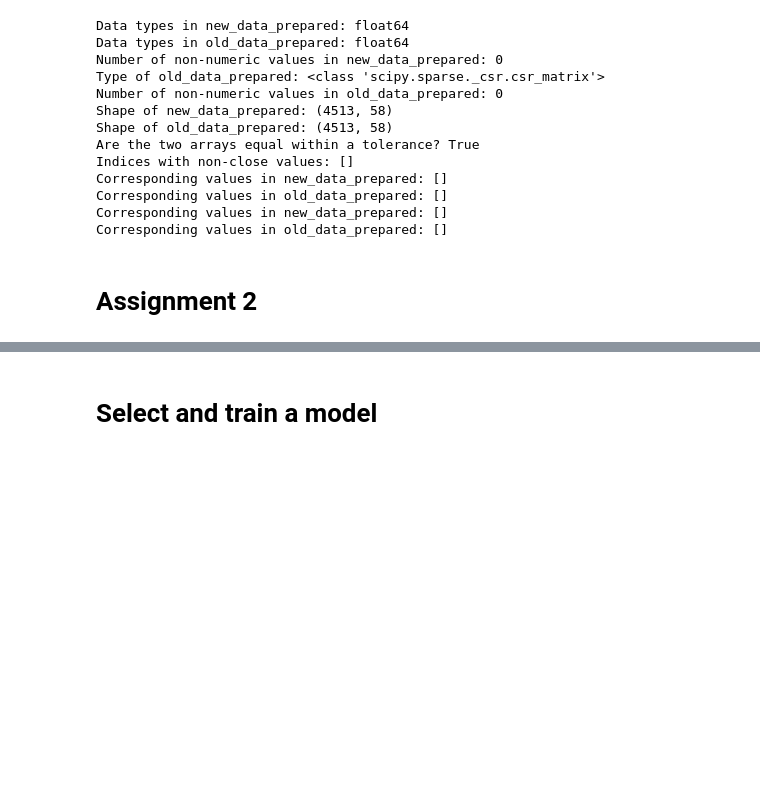
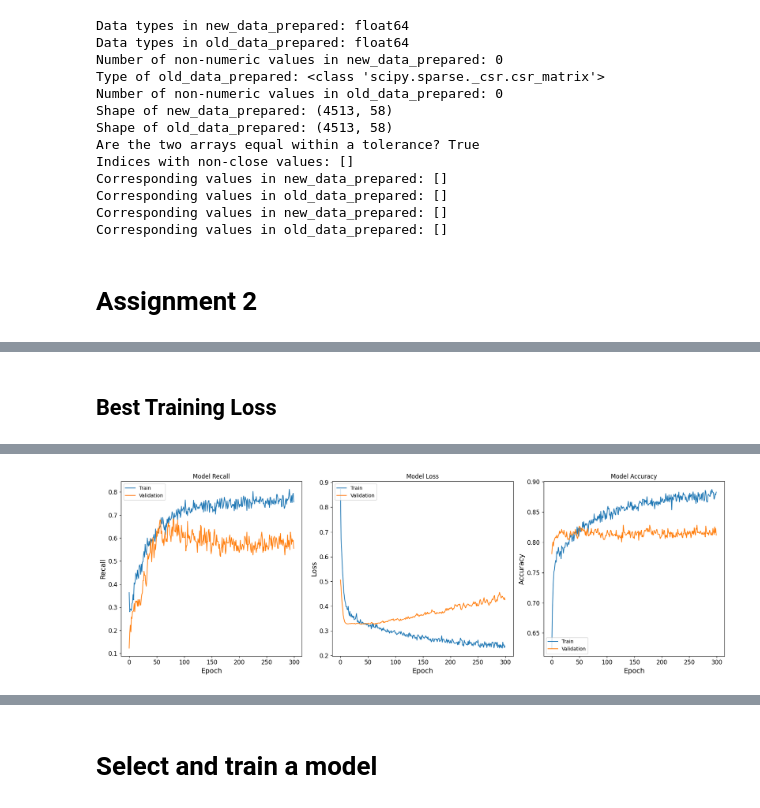
Before and after one commit to IuliaCipleu/Detect-Software-Conflict-with-Tensorflow, a Jupyter notebook: CipleuIuliaOlivia.ipynb, the cells around one changed output, grey strips where cells are left out. Saved outputs shown, nothing was run; the diff lists cells and outputs as text; code cells hidden in the pictures; blank space fills up the shorter version.

```diff
--- a/CipleuIuliaOlivia.ipynb
+++ b/CipleuIuliaOlivia.ipynb
@@ -1377,48 +1415,46 @@ Corresponding values in old_data_prepared: []
+# %% [markdown]
+## Best Training Loss
 # %%
-import tensorflow as tf
-from sklearn.metrics import accuracy_score, precision_score, recall_score, f1_score
-from sklearn.model_selection import train_test_split
+from sklearn.compose import ColumnTransformer
 
-# Separate features (X) and labels (y)
-X = new_data_prepared  # Assuming new_data_prepared contains only features
-y = new_data_labels  # Assuming new_data_labels contains the class labels (0 or 1)
+X_processed = new_data_prepared
+y = new_data_labels
 
-# Split data into training and test sets
-X_train, X_test, y_train, y_test = train_test_split(X, y, test_size=0.2, random_state=42)
+# Split the preprocessed data into training and testing sets
+X_train, X_test, y_train, y_test = train_test_split(X_processed, y, test_size=0.2, random_state=42)
 
-# Define the model architecture
+# Define the TensorFlow model architecture
 model = tf.keras.Sequential([
-    layers.Dense(128, activation='relu', input_shape=(X_train.shape[1],)),
-    layers.Dropout(0.3),
-    layers.Dense(64, activation='tanh'),
-    layers.Dropout(0.3),
-    layers.Dense(1, activation='sigmoid')
+    tf.keras.layers.Dense(128, activation='relu', input_shape=(X_train.shape[1],)),
+    tf.keras.layers.Dropout(0.8),
+    tf.keras.layers.Dense(64, activation='relu'),
+    tf.keras.layers.Dropout(0.8),
+    tf.keras.layers.Dense(1, activation='sigmoid')
 ])
 
-# Compile the model
-model.compile(optimizer='adam', loss='binary_crossentropy', metrics=[tf.keras.metrics.Recall(name='recall')])
+# Compile the model based on the goal (recall or precision)
+# Assuming your first name starts with 'A' and you need to improve recall
+model.compile(optimizer='adam', loss='binary_crossentropy', metrics=[tf.keras.metrics.Recall(name='recall'), 'accuracy'])
 
 # Train the model
-history = model.fit(X_train, y_train, epochs=400, validation_split=0.2)
+history = model.fit(X_train, y_train, epochs=300, validation_split=0.2)
 
-# Evaluate the model
-y_pred = (model.predict(X_test) > 0.5).astype("int32")
-recall = recall_score(y_test, y_pred)
-print("Recall: ", recall)
+# Evaluate the model on the training set
+train_loss, train_recall, train_accuracy = model.evaluate(X_train, y_train)
 
-# Calculate other metrics
-accuracy = accuracy_score(y_test, y_pred)
-precision = precision_score(y_test, y_pred)
-f1 = f1_score(y_test, y_pred)
+# Evaluate the model on the test set
+test_loss, test_recall, test_accuracy = model.evaluate(X_test, y_test)
 
-print("Accuracy: ", accuracy)
-print("Precision: ", precision)
-print("F1 Score: ", f1)
+print("Training Loss:", train_loss)
+print("Training Recall:", train_recall)
+print("Training Accuracy:", train_accuracy)
+print("Test Loss:", test_loss)
+print("Test Recall:", test_recall)
+print("Test Accuracy:", test_accuracy)
+# Plot training history
+plt.figure(figsize=(18, 6))
 
-# Plot training history
-plt.figure(figsize=(12, 6))
-
-plt.subplot(1, 2, 1)
+plt.subplot(1, 3, 1)
 plt.plot(history.history['recall'])
 plt.plot(history.history['val_recall'])
 plt.title('Model Recall')
@@ -1426,8 +1462,7 @@ plt.ylabel('Recall')
 plt.xlabel('Epoch')
 plt.legend(['Train', 'Validation'], loc='upper left')
 
-# Plot training & validation loss values
-plt.subplot(1, 2, 2)
+plt.subplot(1, 3, 2)
 plt.plot(history.history['loss'])
 plt.plot(history.history['val_loss'])
 plt.title('Model Loss')
@@ -1435,6 +1470,14 @@ plt.ylabel('Loss')
 plt.xlabel('Epoch')
 plt.legend(['Train', 'Validation'], loc='upper left')
 
+plt.subplot(1, 3, 3)
+plt.plot(history.history['accuracy'])
+plt.plot(history.history['val_accuracy'])
+plt.title('Model Accuracy')
+plt.ylabel('Accuracy')
+plt.xlabel('Epoch')
+plt.legend(['Train', 'Validation'], loc='lower left')
+
 plt.tight_layout()
 plt.show()
 # %% [output]
@@ -1441,0 +1501 @@ NameError: name 'layers' is not defined
+[figure, added]
```
Also changed, not shown: parts of 65 cells of this notebook.
